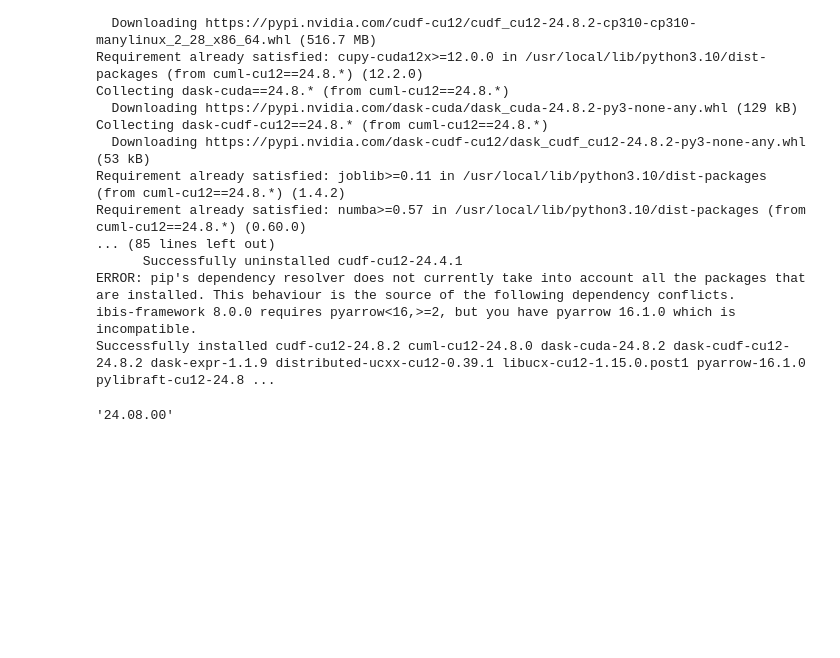
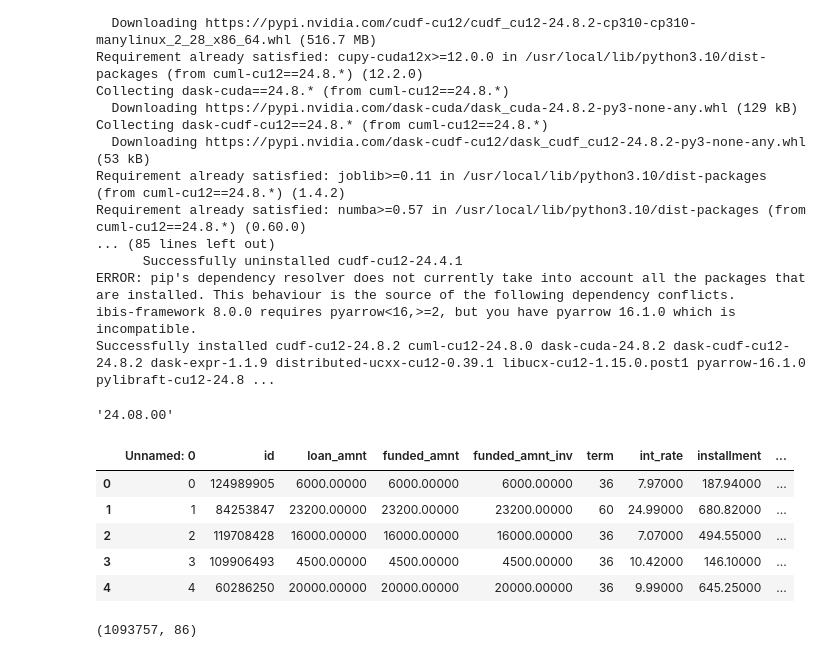
Before and after one commit to SNU-FINTECH-1st/Lendingclub, a Jupyter notebook: RandomForest/randomforest.ipynb, the cells around one changed output. Drawn from its saved outputs; the diff is of its cells as text; code cells hidden in the pictures; blank space fills up the shorter version.

```diff
--- a/RandomForest/randomforest.ipynb
+++ b/RandomForest/randomforest.ipynb
@@ -44,10 +44,12 @@ cuml.__version__
 # %% [output]
 '24.08.00'
 # %%
-import pandas as pd
-import numpy as np
+import pandas
+import numpy
 import matplotlib.pyplot as plt
 import seaborn as sns
+from sklearn.model_selection import train_test_split
+from sklearn.preprocessing import StandardScaler
 from sklearn.preprocessing import OneHotEncoder
 from sklearn.preprocessing import LabelEncoder
 import seaborn as sns
@@ -58,6 +60,6 @@ import warnings
 import os
 
 warnings.filterwarnings(action='ignore')
-pd.options.display.float_format = '{:.5f}'.format
-pd.set_option('display.max_columns',None)
+pandas.options.display.float_format = '{:.5f}'.format
+pandas.set_option('display.max_columns',None)
 # %%
@@ -64,0 +74,9 @@ temp_data=pd.read_csv(r"/content/drive/MyDrive/lending_club/Cleansing_data1_out_
+# %%
+temp_data.head()
+# %% [output]
+|  | Unnamed: 0 | id | loan_amnt | funded_amnt | funded_amnt_inv | term | int_rate | installment | ... |
+| 0 | 0 | 124989905 | 6000.00000 | 6000.00000 | 6000.00000 | 36 | 7.97000 | 187.94000 | ... |
+| 1 | 1 | 84253847 | 23200.00000 | 23200.00000 | 23200.00000 | 60 | 24.99000 | 680.82000 | ... |
+| 2 | 2 | 119708428 | 16000.00000 | 16000.00000 | 16000.00000 | 36 | 7.07000 | 494.55000 | ... |
+| 3 | 3 | 109906493 | 4500.00000 | 4500.00000 | 4500.00000 | 36 | 10.42000 | 146.10000 | ... |
+| 4 | 4 | 60286250 | 20000.00000 | 20000.00000 | 20000.00000 | 36 | 9.99000 | 645.25000 | ... |
@@ -65 +179,5 @@ temp_data=pd.read_csv(r"/content/drive/MyDrive/lending_club/Cleansing_data1_out_
+# %%
+x_temp.shape
+# %% [output]
+(1093757, 86)
 # %%
```
Also changed, not shown: parts of 18 cells of this notebook.
